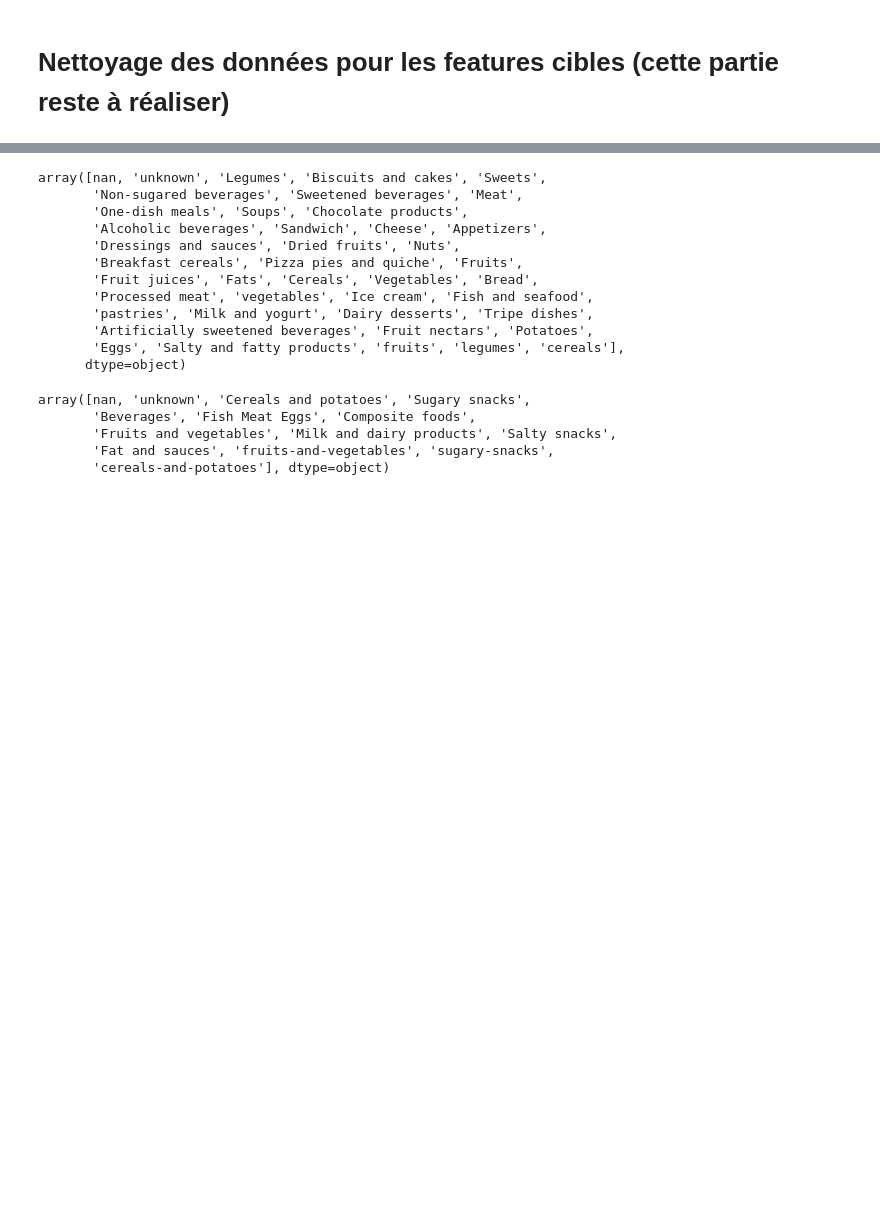
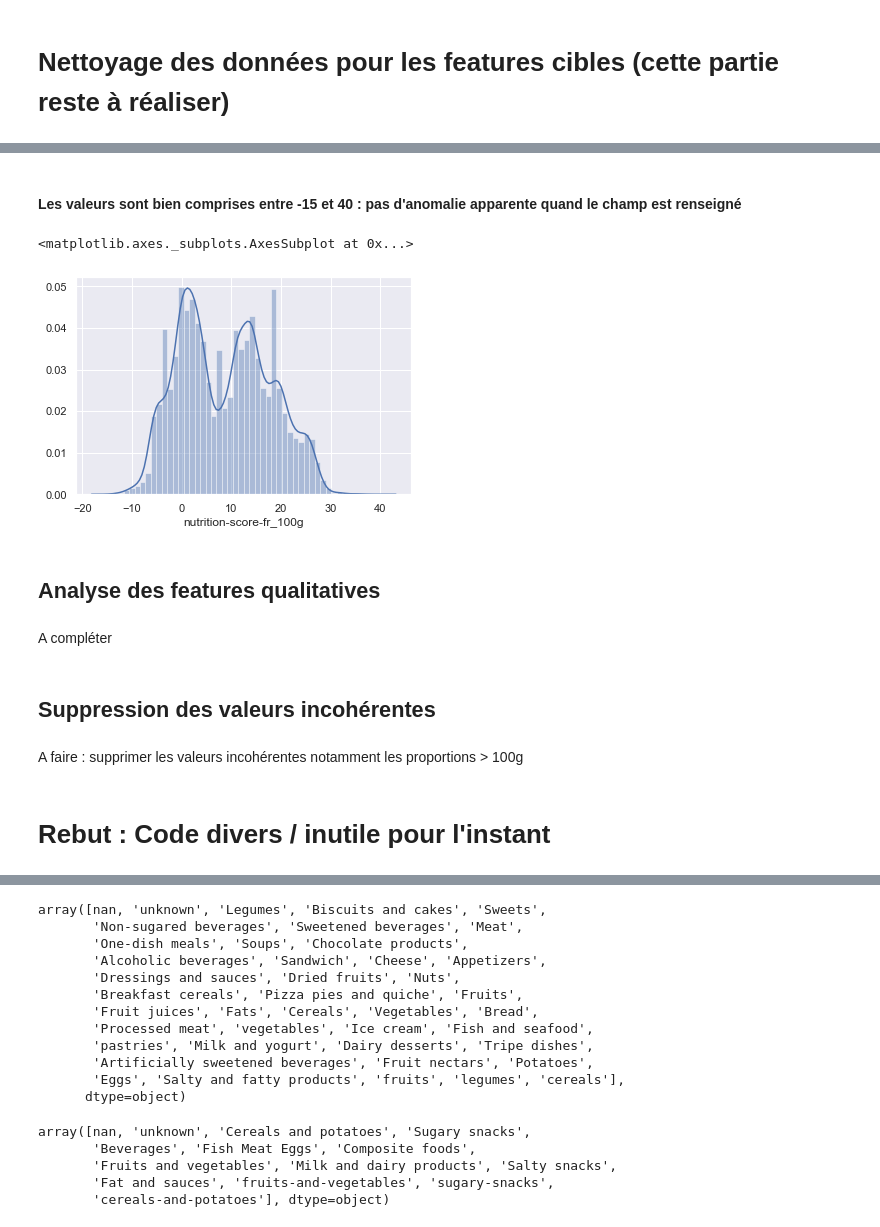
Before and after one commit to Severac/openclassrooms, a Jupyter notebook: PJ2/PJ2_dataclean.ipynb, the cells around one changed output, grey strips where cells are left out. Saved outputs shown, nothing was run; the diff lists cells and outputs as text; code cells hidden in the pictures; blank space fills up the shorter version.

Commit message:
Poursuite de l'analyse en vue du cleaning

```diff
--- a/PJ2/PJ2_dataclean.ipynb
+++ b/PJ2/PJ2_dataclean.ipynb
@@ -893,0 +1057,17 @@ array([ nan,  14.,   0.,  12.,   7.,  -6.,  15.,  11.,   9.,  16.,  19.,
+# %% [markdown]
+#### Les valeurs sont bien comprises entre -15 et 40 : pas d'anomalie apparente quand le champ est renseigné
+# %%
+sns.distplot(food_filtered_fr[food_filtered_fr['nutrition-score-fr_100g'].notnull()]['nutrition-score-fr_100g'], kde=True)
+# %% [output]
+<matplotlib.axes._subplots.AxesSubplot at 0x...>
+[figure, added]
+# %% [markdown]
+## Analyse des features qualitatives
+# %% [markdown]
+A compléter
+# %% [markdown]
+## Suppression des valeurs incohérentes
+# %% [markdown]
+A faire : supprimer les valeurs incohérentes notamment les proportions > 100g
+# %% [markdown]
+# Rebut : Code divers / inutile pour l'instant
```
Also changed, not shown: parts of 54 cells of this notebook.
